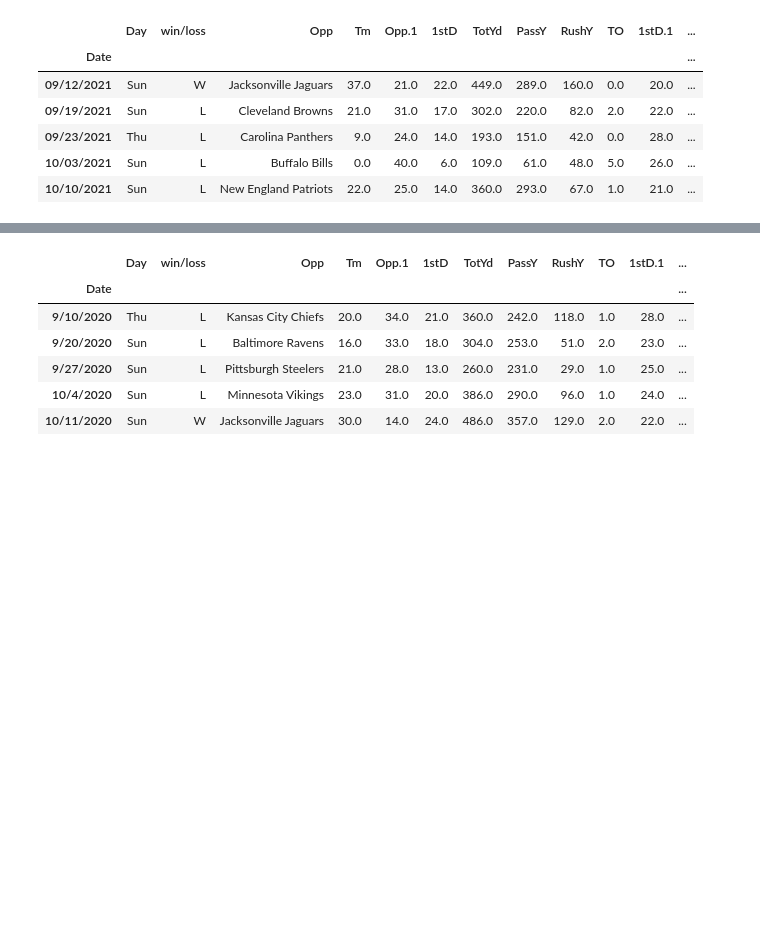
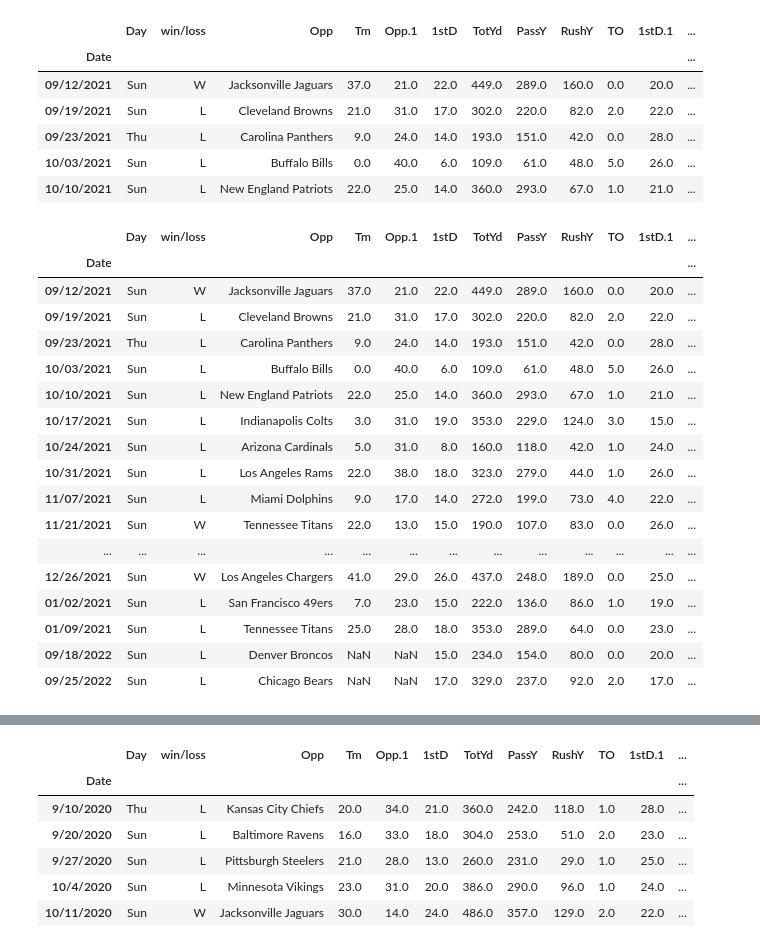
Before and after one commit to QuinnStroube/NFL_team_total_predictor_ML, a Jupyter notebook: Texans_Data_Cleanup.ipynb, the cells around one changed output, grey strips where cells are left out. Saved outputs shown, nothing was run; the diff lists cells and outputs as text; code cells hidden in the pictures; blank space fills up the shorter version.

```diff
--- a/Texans_Data_Cleanup.ipynb
+++ b/Texans_Data_Cleanup.ipynb
@@ -59,3 +103,26 @@ texans_2021_df.head()
 | 09/23/2021 | Thu | L | Carolina Panthers | 9.0 | 24.0 | 14.0 | 193.0 | 151.0 | 42.0 | 0.0 | 28.0 | ... |
 | 10/03/2021 | Sun | L | Buffalo Bills | 0.0 | 40.0 | 6.0 | 109.0 | 61.0 | 48.0 | 5.0 | 26.0 | ... |
 | 10/10/2021 | Sun | L | New England Patriots | 22.0 | 25.0 | 14.0 | 360.0 | 293.0 | 67.0 | 1.0 | 21.0 | ... |
+# %%
+results_21_22 = pd.concat((texans_2021_df,texans_2022_df), axis=0)
+
+results_21_22
+# %% [output]
+|  | Day | win/loss | Opp | Tm | Opp.1 | 1stD | TotYd | PassY | RushY | TO | 1stD.1 | ... |
+| Date |  |  |  |  |  |  |  |  |  |  |  | ... |
+| 09/12/2021 | Sun | W | Jacksonville Jaguars | 37.0 | 21.0 | 22.0 | 449.0 | 289.0 | 160.0 | 0.0 | 20.0 | ... |
+| 09/19/2021 | Sun | L | Cleveland Browns | 21.0 | 31.0 | 17.0 | 302.0 | 220.0 | 82.0 | 2.0 | 22.0 | ... |
+| 09/23/2021 | Thu | L | Carolina Panthers | 9.0 | 24.0 | 14.0 | 193.0 | 151.0 | 42.0 | 0.0 | 28.0 | ... |
+| 10/03/2021 | Sun | L | Buffalo Bills | 0.0 | 40.0 | 6.0 | 109.0 | 61.0 | 48.0 | 5.0 | 26.0 | ... |
+| 10/10/2021 | Sun | L | New England Patriots | 22.0 | 25.0 | 14.0 | 360.0 | 293.0 | 67.0 | 1.0 | 21.0 | ... |
+| 10/17/2021 | Sun | L | Indianapolis Colts | 3.0 | 31.0 | 19.0 | 353.0 | 229.0 | 124.0 | 3.0 | 15.0 | ... |
+| 10/24/2021 | Sun | L | Arizona Cardinals | 5.0 | 31.0 | 8.0 | 160.0 | 118.0 | 42.0 | 1.0 | 24.0 | ... |
+| 10/31/2021 | Sun | L | Los Angeles Rams | 22.0 | 38.0 | 18.0 | 323.0 | 279.0 | 44.0 | 1.0 | 26.0 | ... |
+| 11/07/2021 | Sun | L | Miami Dolphins | 9.0 | 17.0 | 14.0 | 272.0 | 199.0 | 73.0 | 4.0 | 22.0 | ... |
+| 11/21/2021 | Sun | W | Tennessee Titans | 22.0 | 13.0 | 15.0 | 190.0 | 107.0 | 83.0 | 0.0 | 26.0 | ... |
+| ... | ... | ... | ... | ... | ... | ... | ... | ... | ... | ... | ... | ... |
+| 12/26/2021 | Sun | W | Los Angeles Chargers | 41.0 | 29.0 | 26.0 | 437.0 | 248.0 | 189.0 | 0.0 | 25.0 | ... |
+| 01/02/2021 | Sun | L | San Francisco 49ers | 7.0 | 23.0 | 15.0 | 222.0 | 136.0 | 86.0 | 1.0 | 19.0 | ... |
+| 01/09/2021 | Sun | L | Tennessee Titans | 25.0 | 28.0 | 18.0 | 353.0 | 289.0 | 64.0 | 0.0 | 23.0 | ... |
+| 09/18/2022 | Sun | L | Denver Broncos | NaN | NaN | 15.0 | 234.0 | 154.0 | 80.0 | 0.0 | 20.0 | ... |
+| 09/25/2022 | Sun | L | Chicago Bears | NaN | NaN | 17.0 | 329.0 | 237.0 | 92.0 | 2.0 | 17.0 | ... |
```
Also changed, not shown: parts of 45 cells of this notebook, 14 other files.
